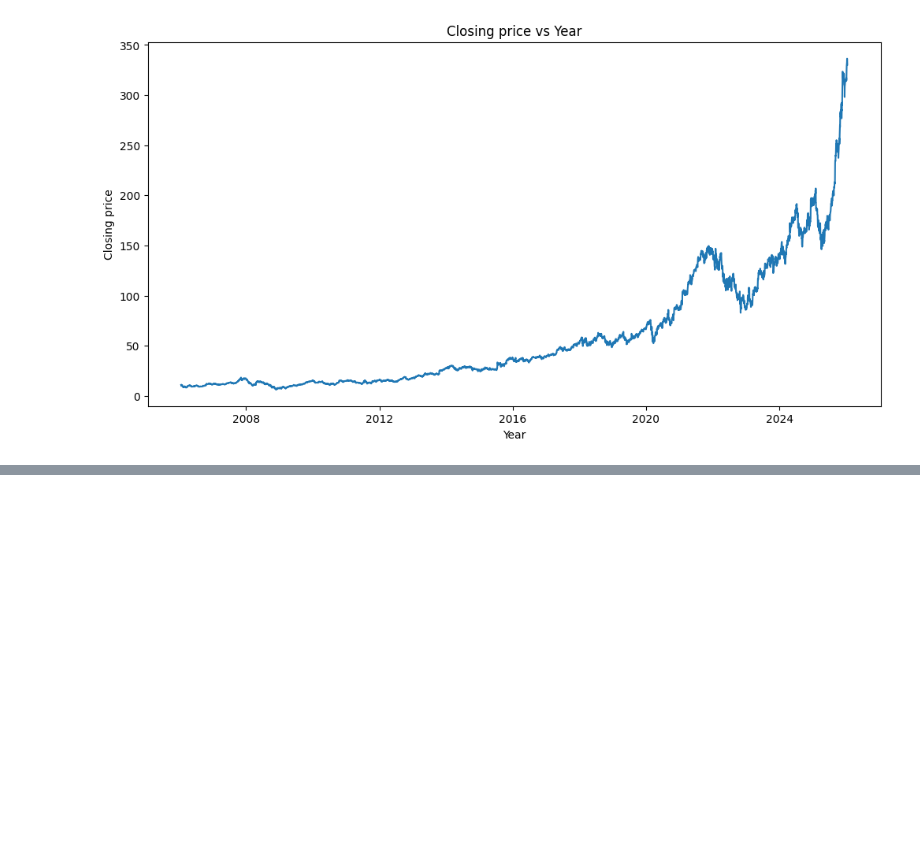
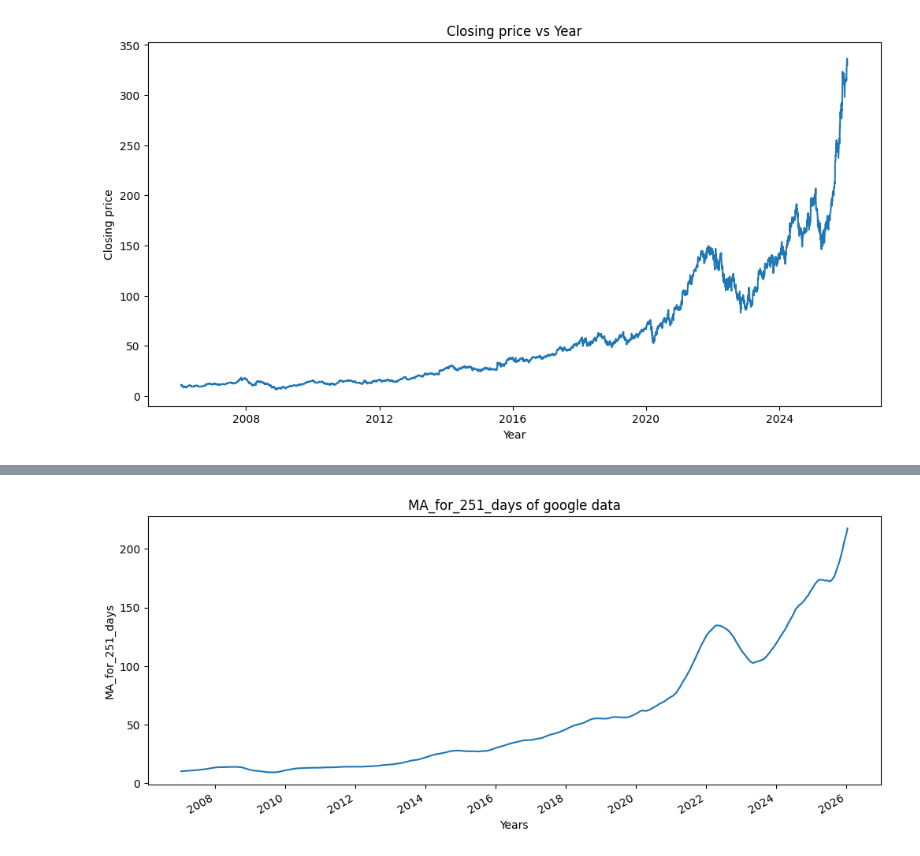
Before and after one commit to BibekRai44/basic-ml-project, a Jupyter notebook: google-stock-prediction.ipynb, the cells around one changed output, grey strips where cells are left out. Cells and saved outputs as stored; diff of their text form; code cells hidden in the pictures; blank space fills up the shorter version.

```diff
--- a/google-stock-prediction.ipynb
+++ b/google-stock-prediction.ipynb
@@ -82,0 +131,2 @@ plt.show()
+# %%
+dataset['MA_for_251_days'] = dataset['Close'].rolling(251).mean()
@@ -82,0 +150,4 @@ plt.show()
+# %%
+plot_graph((12,5),dataset['MA_for_251_days'],'MA_for_251_days')
+# %% [output]
+[figure, added]
```
Also changed, not shown: parts of 11 cells of this notebook.
